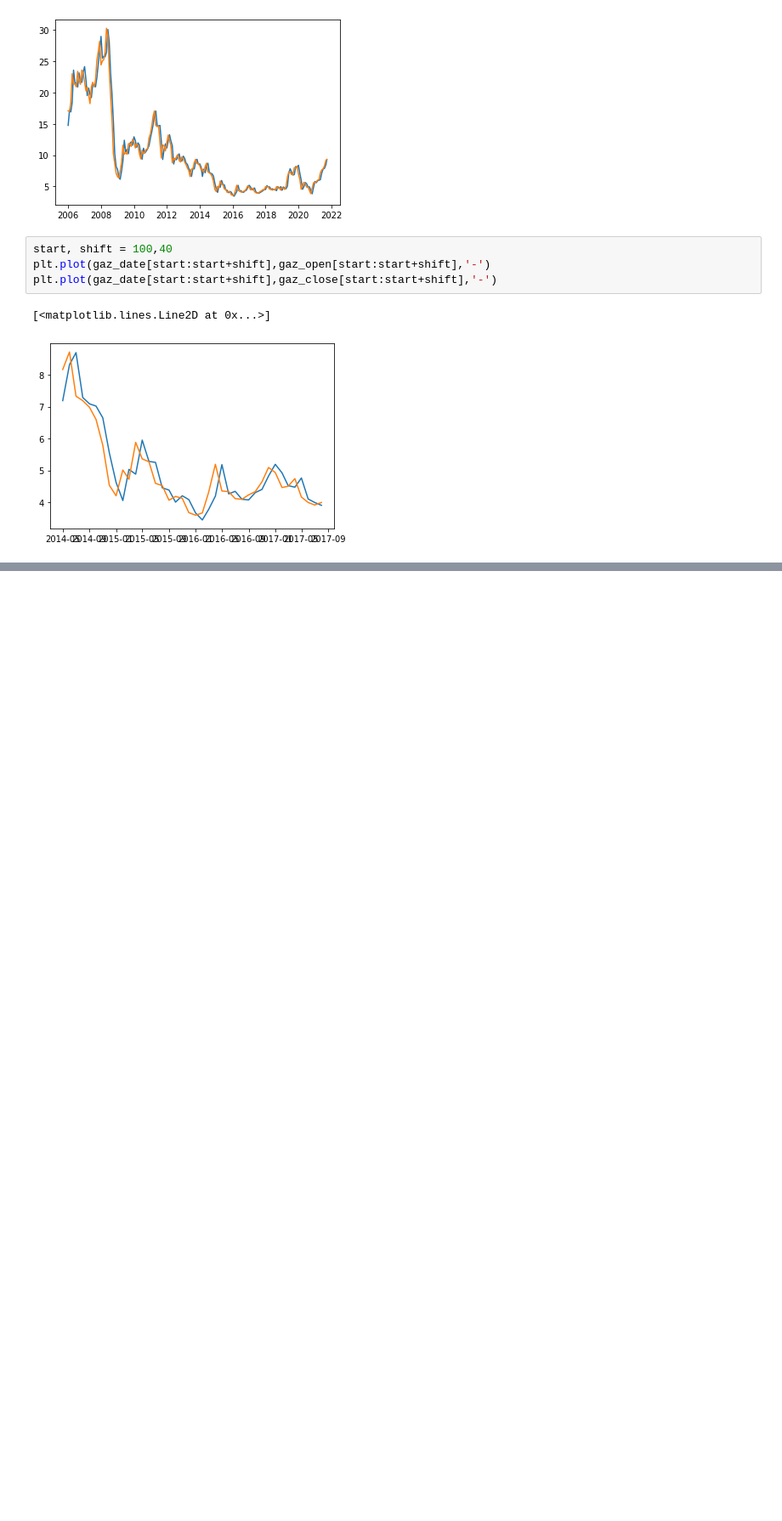
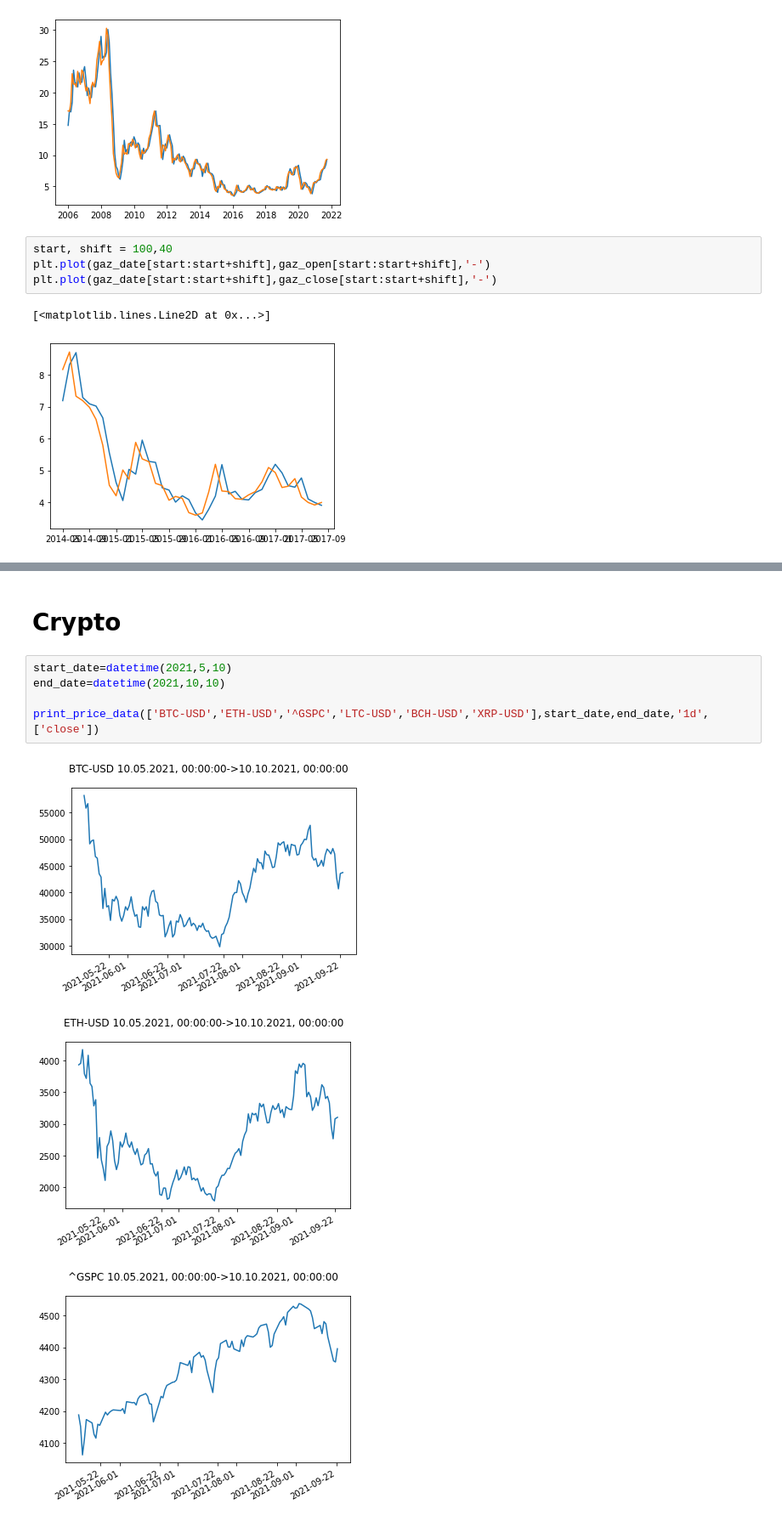
Before and after one commit to Yauhenii/finscrapper, a Jupyter notebook: notebooks/price_data.ipynb, the cells around one changed output, grey strips where cells are left out. Shown at 85% size. Saved outputs shown, nothing was run; the diff lists cells and outputs as text; blank space fills up the shorter version.

```diff
--- a/notebooks/price_data.ipynb
+++ b/notebooks/price_data.ipynb
@@ -85,0 +169,11 @@ plt.plot(gaz_date[start:start+shift],gaz_close[start:start+shift],'-')
+# %% [markdown]
+# Crypto
+# %%
+start_date=datetime(2021,5,10)
+end_date=datetime(2021,10,10)
+
+print_price_data(['BTC-USD','ETH-USD','^GSPC','LTC-USD','BCH-USD','XRP-USD'],start_date,end_date,'1d',['close'])
+# %% [output]
+[figure, added]
+[figure, added]
+[figure, added]
```
Also changed, not shown: parts of 20 cells of this notebook.
